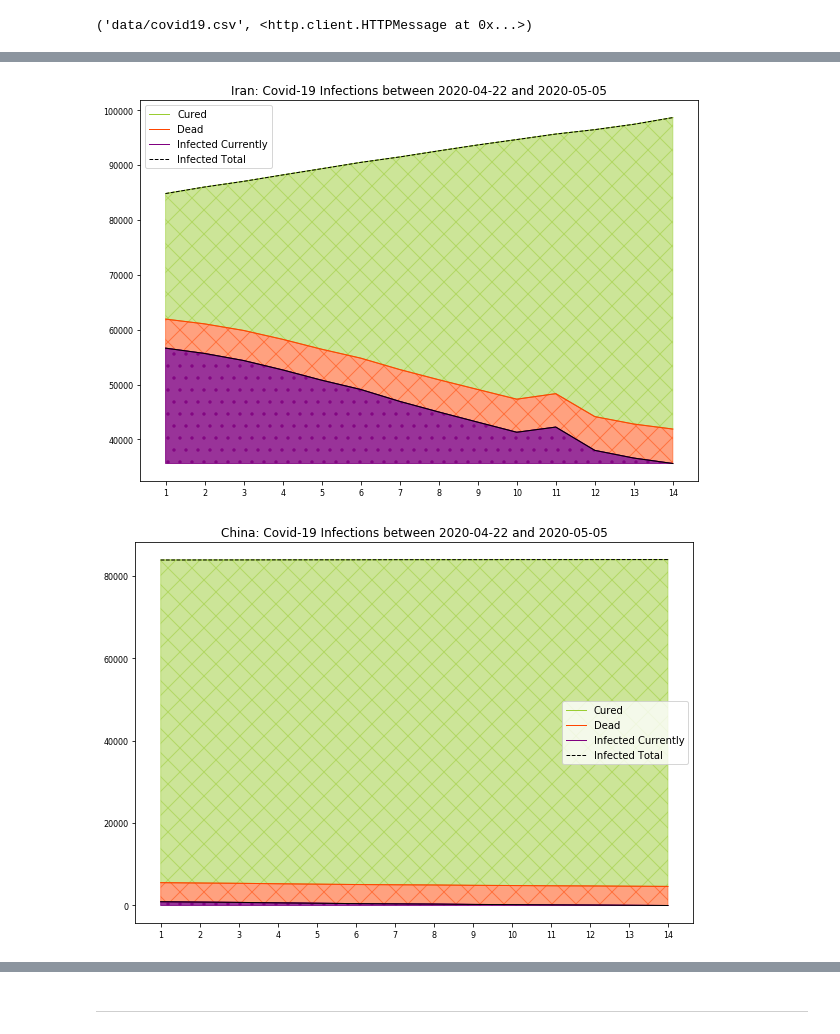
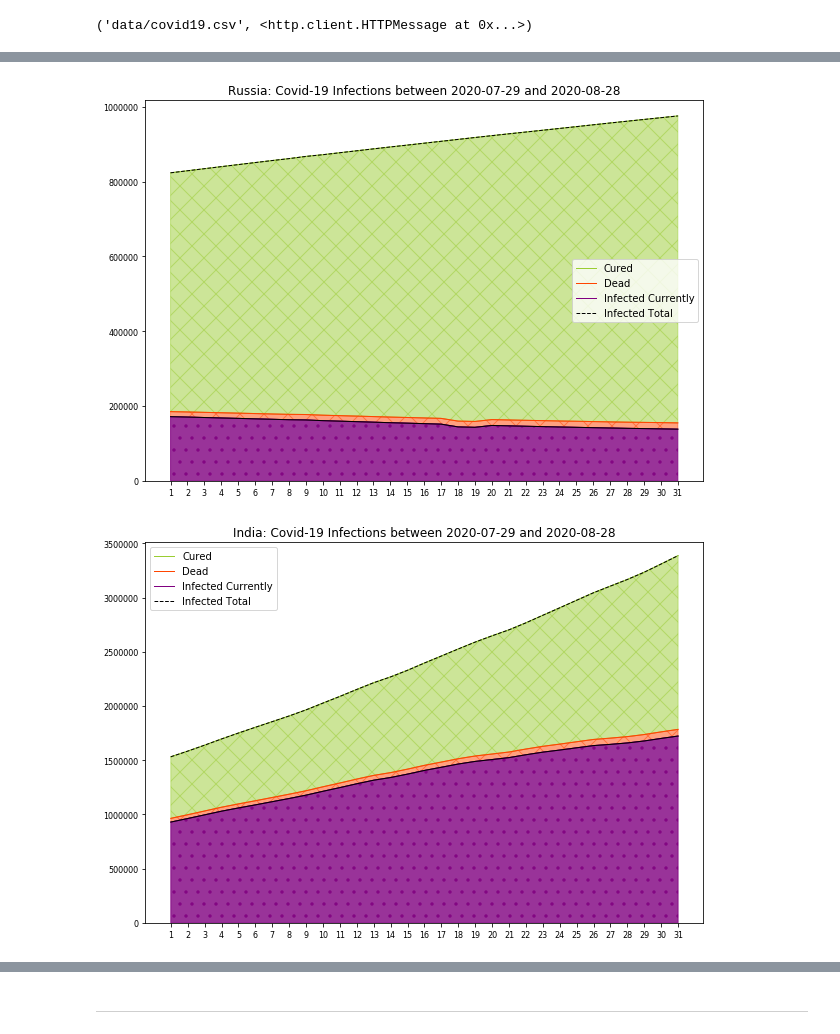
Before and after one commit to rndmbt/Covid-19-Visualization, a Jupyter notebook: covid-19-world.ipynb, the cells around one changed output, grey strips where cells are left out. Drawn from its saved outputs; the diff is of its cells as text; code cells hidden in the pictures.

```diff
--- a/covid-19-world.ipynb
+++ b/covid-19-world.ipynb
@@ -16,7 +17,7 @@ from bokeh.models import GeoJSONDataSource, LinearColorMapper, ColorBar, HoverTo
 ### SETUP VARIABLES ###
 curedays = 28 # ESTIMATE of days infected are treated as cured (median)
 top = 10 # top X countries for bar chart comparison
-days = 14 # time frame for last X days of infections data visualization
+days = 31 # time frame for last X days of infections data visualization
 
 # also possible to change d and h in Frame 11 (see description)
 # %%
@@ -193,7 +194,9 @@ def plotCountryDataOne(n = 14, location = 'Germany', offset = 0, compareLimit =
         ax.set_ylim([0,max(t2.total_cases[t2.location != 'World'])])
         ax.fill_between(x, 0, g.currently_infected, color='purple', alpha=0.8, hatch='.')
     else:
-        ax.fill_between(x, min(g.currently_infected), g.currently_infected, color='purple', alpha=0.8, hatch='.')
+        ax.set_ylim(ymin = 0)
+        ax.fill_between(x, 0, g.currently_infected, color='purple', alpha=0.8, hatch='.')
+        #ax.fill_between(x, min(g.currently_infected), g.currently_infected, color='purple', alpha=0.8, hatch='.')
 
     ax.plot(x,g.total_cases,'--',label='Infected Total',color='black',lw=1)
     ax.plot(x,g.currently_infected,color='black',lw=1)
@@ -207,9 +210,12 @@ plotCountryDataOne(days,'Spain',0,False)
 plotCountryDataOne(days,'Germany',0,False)
 plotCountryDataOne(days,'France',0,False)
 plotCountryDataOne(days,'United Kingdom',0,False)
+plotCountryDataOne(days,'Russia',0,False)
+plotCountryDataOne(days,'India',0,False)
+plotCountryDataOne(days,'Brazil',0,False)
 plotCountryDataOne(days,'Iran',0,False)
 plotCountryDataOne(days,'China',0,False)
 plotCountryDataOne(days,'South Korea',0,False)
 plotCountryDataOne(days,'Japan',0,False)
-#plotCountryDataOne(days,'World')
+plotCountryDataOne(days,'World',0,False)
 # %% [output]
@@ -222,2 +228,2 @@ plotCountryDataOne(days,'Japan',0,False)
-[figure, old version]
+[figure, new version]
-[figure, old version]
+[figure, new version]
```
Also changed, not shown: parts of 10 cells of this notebook, 2 other files.
